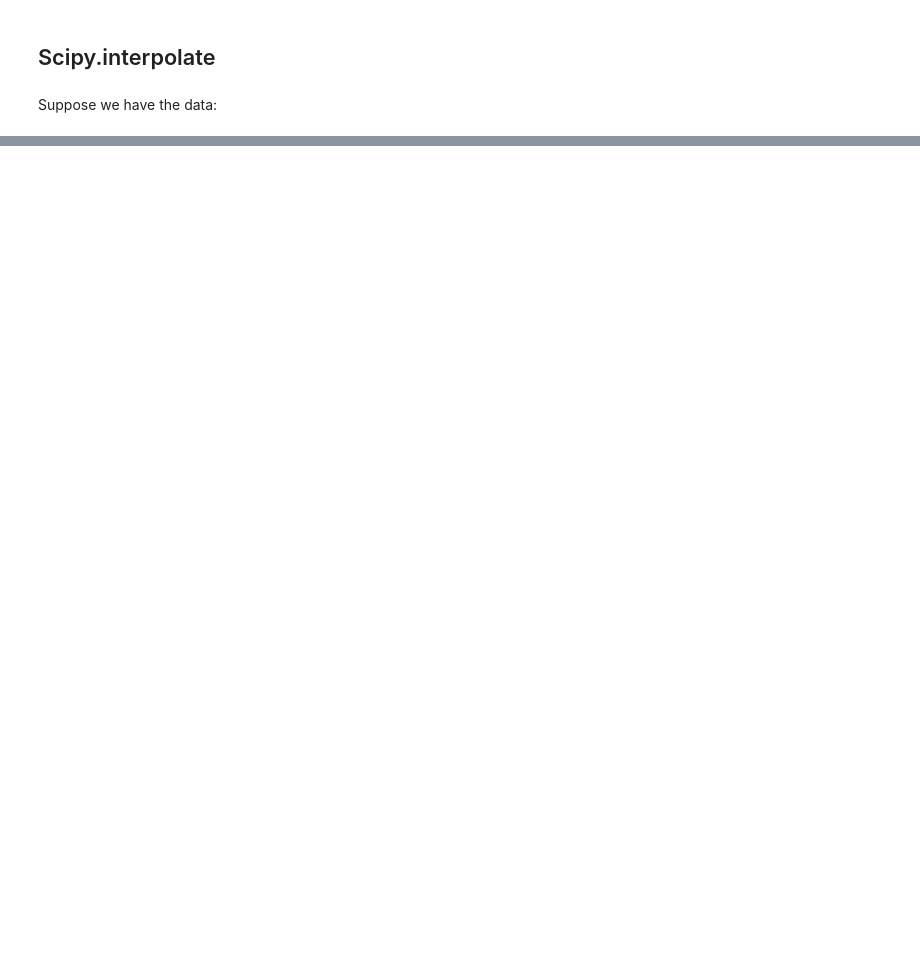
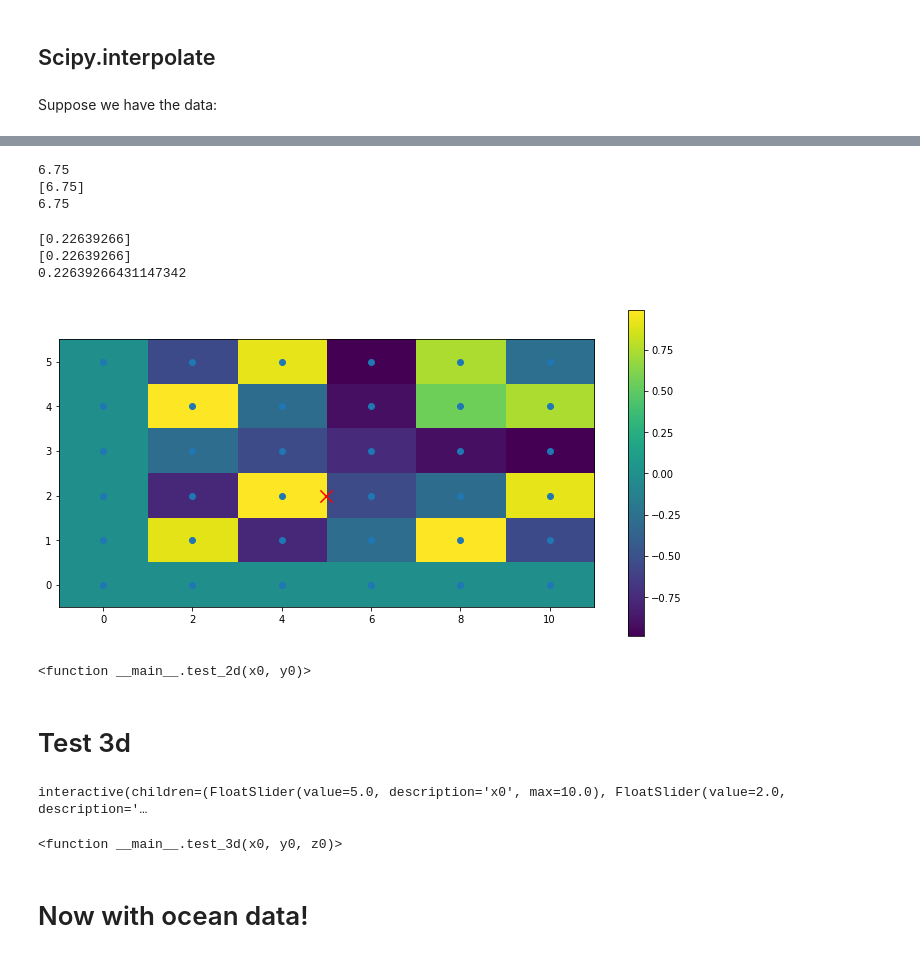
Before and after one commit to evankielley/IceDEF, a Jupyter notebook: notebooks/interpolation_test_case.ipynb, the cells around one changed output, grey strips where cells are left out. Saved outputs shown, nothing was run; the diff lists cells and outputs as text; code cells hidden in the pictures; blank space fills up the shorter version.

```diff
--- a/notebooks/interpolation_test_case.ipynb
+++ b/notebooks/interpolation_test_case.ipynb
@@ -100,7 +31,0 @@ def get_interpolated_value(data, t0, dt, y0, dy, x0, dx, t_pt, y_pt, x_pt):
-# %%
-x0 = X[0]
-dx = np.diff(X).mean()
-y0 = Y[0]
-dy = np.diff(Y).mean()
-t0 = T[0]
-dt = np.diff(T).mean()
@@ -110,0 +56,22 @@ get_interpolated_value(data3D, t0, dt, y0, dy, x0, dx, t_pt, y_pt, x_pt)
+# %%
+# We can interpolate using scipy.interpolate.interp1d
+
+point = 6.5
+
+f = interp.interp1d(x, y)
+print(f(point))
+
+# or RegularGridInterpolator
+g = interp.RegularGridInterpolator( (x,), y)
+
+#interp.RegularGridInterpolator
+print(g( [[point,]] ) )
+
+# our interpolator
+grid = ((x[0], x[1]-x[0]), )
+h = get_interpolated_value(grid, y, (point,))
+print(h)
+# %% [output]
+6.75
+[6.75]
+6.75
@@ -110,0 +80,34 @@ get_interpolated_value(data3D, t0, dt, y0, dy, x0, dx, t_pt, y_pt, x_pt)
+# %%
+x = np.linspace(0, 10, 6, endpoint=True)
+y = np.linspace(0, 5, 6, endpoint=True)
+
+X, Y = np.meshgrid(x, y)
+Z = np.sin(X*Y)
+# %%
+def test_2d(x0, y0):
+    point = (x0, y0)
+    dx = x[1] - x[0]
+    dy = y[1] - y[0]
+
+    plt.figure(figsize=(12,6))
+    #plt.pcolormesh(X, Y, Z, cmap='viridis')
+    plt.imshow(Z, extent=[x[0]-dx/2, x[-1]+dx/2, y[0]-dy/2, y[-1]+dy/2],
+           interpolation='nearest',
+           origin='lower',)
+    plt.colorbar()
+    plt.scatter(X, Y)
+    plt.scatter(*point, color='r', marker='x', s=150)
+
+
+    f = interp.interp2d(x, y, Z)
+    print(f(*point))
+
+    # or RegularGridInterpolator
+    g = interp.RegularGridInterpolator( (x,y), Z)
+    #interp.RegularGridInterpolator
+    print(g( [point,] ) )
+
+    # our interpolator
+    grid = ((x[0], dx), (y[0], dy) )
+    h = get_interpolated_value(grid, Z, point)
+    print(h)
@@ -110,0 +117,10 @@ get_interpolated_value(data3D, t0, dt, y0, dy, x0, dx, t_pt, y_pt, x_pt)
+# %%
+interact( test_2d, x0=(0,10, 0.1), y0=(0,5, 0.1))
+# %% [output]
+[0.22639266]
+[0.22639266]
+0.22639266431147342
+[figure, added]
+<function __main__.test_2d(x0, y0)>
+# %% [markdown]
+# Test 3d
@@ -110,0 +152,7 @@ get_interpolated_value(data3D, t0, dt, y0, dy, x0, dx, t_pt, y_pt, x_pt)
+# %%
+interact( test_3d, x0=(0,10, 0.1), y0=(0,5, 0.1), z0=(0,20,0.1))
+# %% [output]
+interactive(children=(FloatSlider(value=5.0, description='x0', max=10.0), FloatSlider(value=2.0, description='…
+<function __main__.test_3d(x0, y0, z0)>
+# %% [markdown]
+# Now with ocean data!
```
Also changed, not shown: parts of 43 cells of this notebook.
